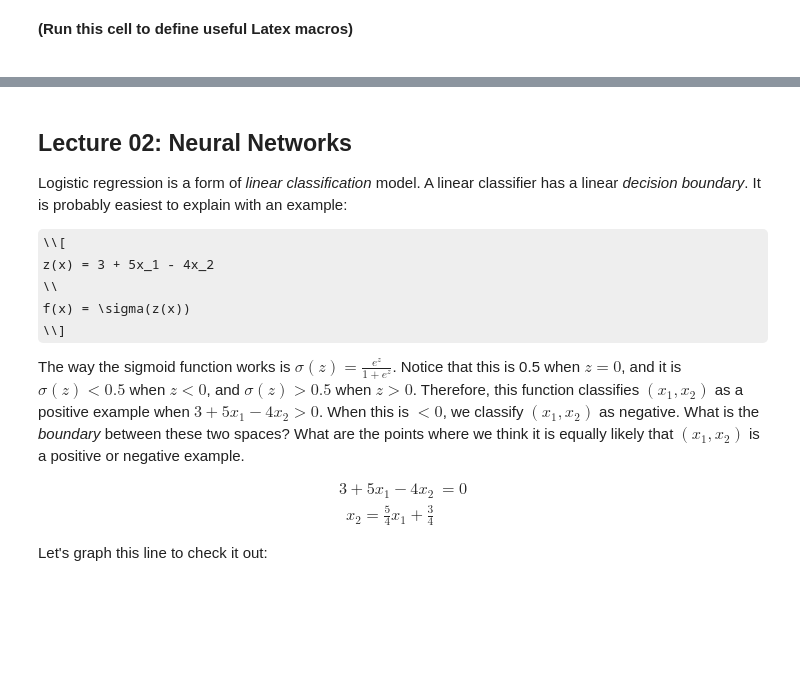
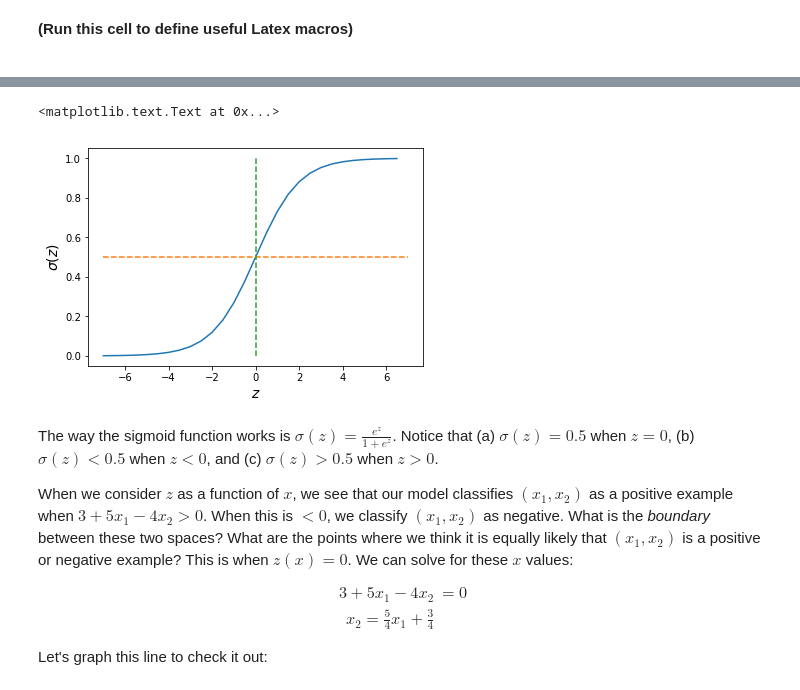
Before and after one commit to ruggeri/boltzmann-curriculum, a Jupyter notebook: 02_lecture02.ipynb, the cells around one changed output, grey strips where cells are left out. Cells and saved outputs as stored; diff of their text form; code cells hidden in the pictures; some formulas as TeX source; blank space fills up the shorter version.

Commit message:
check in completed lecture 02 notes; check in TF MNIST solution

```diff
--- a/02_lecture02.ipynb
+++ b/02_lecture02.ipynb
@@ -16,15 +28,24 @@
+# %%
+%matplotlib inline
+
+import numpy as np
+import matplotlib.pyplot as plt
+
+x_values = np.arange(-7, 7, 0.5)
+y_values = 1 / (1 + np.exp(-x_values))
+
+plt.plot(x_values, y_values, '-')
+plt.plot([-7, 7], [0.5, 0.5], '--')
+plt.plot([0, 0], [0.0, 1.0], '--')
+plt.ylabel('$\sigma(z)$', fontsize = 14)
+plt.xlabel('$z$', fontsize = 14)
+# %% [output]
+<matplotlib.text.Text at 0x...>
+[figure, added]
 # %% [markdown]
-## Lecture 02: Neural Networks
+The way the sigmoid function works is $\sigma(z) = \frac{e^z}{1 + e^z}$. Notice that (a) $\sigma(z) = 0.5$ when $z = 0$, (b) $\sigma(z) < 0.5$ when $z < 0$, and (c) $\sigma(z) > 0.5$ when $z > 0$.
 
-Logistic regression is a form of *linear classification* model. A linear classifier has a linear *decision boundary*. It is probably easiest to explain with an example:
-
-\\[
-z(x) = 3 + 5x_1 - 4x_2
-\\
-f(x) = \sigma(z(x))
-\\]
-
-The way the sigmoid function works is $\sigma(z) = \frac{e^z}{1 + e^z}$. Notice that this is 0.5 when $z = 0$, and it is $\sigma(z) < 0.5$ when $z < 0$, and $\sigma(z) > 0.5$ when $z > 0$. Therefore, this function classifies $(x_1, x_2)$ as a positive example when $3 + 5x_1 - 4x_2 > 0$. When this is $< 0$, we classify $(x_1, x_2)$ as negative. What is the *boundary* between these two spaces? What are the points where we think it is equally likely that $(x_1, x_2)$ is a positive or negative example.
+When we consider $z$ as a function of $x$, we see that our model classifies $(x_1, x_2)$ as a positive example when $3 + 5x_1 - 4x_2 > 0$. When this is $< 0$, we classify $(x_1, x_2)$ as negative. What is the *boundary* between these two spaces? What are the points where we think it is equally likely that $(x_1, x_2)$ is a positive or negative example? This is when $z(x) = 0$. We can solve for these $x$ values:
 
 \\[
 \begin{align}
```
Also changed, not shown: parts of 11 cells of this notebook, 1 other file.
